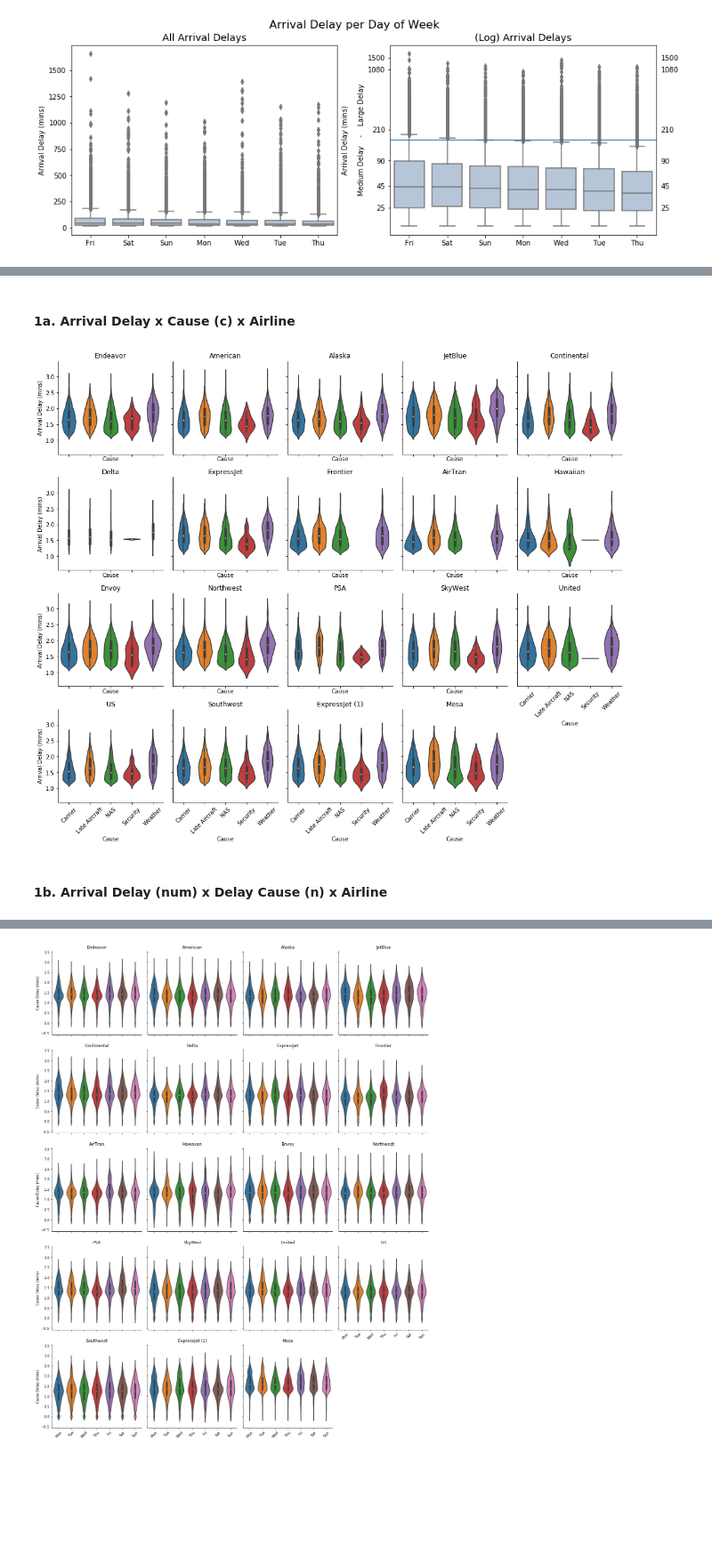
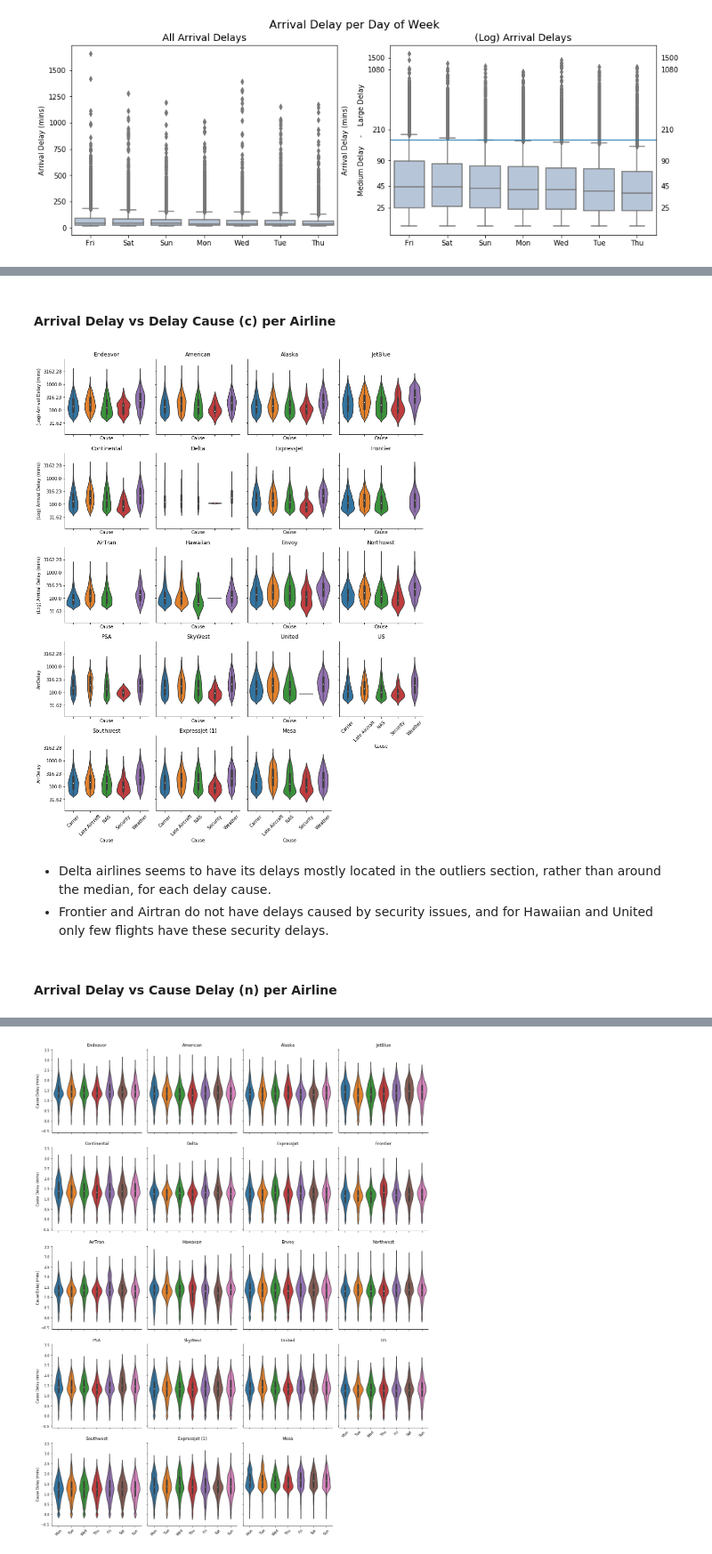
Before and after one commit to thaisruiz/udacity-communicating-data-findings, a Jupyter notebook: Flights_exploration_in_progress.ipynb, the cells around one changed output, grey strips where cells are left out. Shown at 89% size. Saved outputs shown, nothing was run; the diff lists cells and outputs as text; code cells hidden in the pictures; blank space fills up the shorter version.

```diff
--- a/Flights_exploration_in_progress.ipynb
+++ b/Flights_exploration_in_progress.ipynb
@@ -1398,13 +1396,2 @@ Although the delays look pretty even by days of the week, sorted by (descendent)
 # %% [markdown]
-#### 1a. Arrival Delay x Cause (c) x Airline
+####  Arrival Delay vs Delay Cause (c) per Airline
-# %%
-# TEMPTATIVE
-def facetplot(x, y, **kwargs):
-    fn = kwargs.pop('fn')
-    scale = kwargs.pop('scale')
-    fn(x, y, scale, **kwargs)
-
-    # plt.title
-    #plt.xticks(cuberoot_trans(np.array(carat_ticks)), carat_ticks, rotation=45)
-    #plt.yticks(log_trans(np.array([500, 1e3, 2e3, 5e3, 1e4, 2e4])),
-    #           [500, '1k', '2k', '5k', '10k', '20k'])
@@ -1421,24 +1404,29 @@ def set_facet_title():
     for i in np.arange(0, len(Airlines)):
         axes[i].set_title( Airlines[ g.axes[i].title.get_text()[-2:] ] )
 # %%
-g = sb.FacetGrid(data = delayed, col = 'UniqueCarrier', col_wrap = 5)
+col_wrap = 4
+g = sb.FacetGrid(data = delayed, col = 'UniqueCarrier', col_wrap = col_wrap)
 g.map(facetplot, 'CauseDelay', 'ArrDelay')
 
 set_facet_title()
 
 # Set axes and tick labels
 axes = g.axes.flat
 
 for ax in axes:
+    ax.set_yticklabels([round(10 ** i, 2) for i in np.arange(1,4,.5)])
     ax.set_xticklabels(['Carrier', 'Late Aircraft', 'NAS', 'Security', 'Weather'], rotation=45)
     ax.set_xlabel('Cause')
 
-for i in np.arange(0,4):
-    axes[i*5].set_ylabel('Arrival Delay (mins)')
+for i in np.arange(0, col_wrap-1):
+    axes[i*col_wrap].set_ylabel('(Log) Arrival Delay (mins)')
 
 plt.show()
 # %% [output]
-[figure, old version]
+[figure, new version]
+# %% [markdown]
+- Delta airlines seems to have its delays mostly located in the outliers section, rather than around the median, for each delay cause.
+- Frontier and Airtran do not have delays caused by security issues, and for Hawaiian and United only few flights have these security delays.
 # %% [markdown]
-#### 1b. Arrival Delay (num) x Delay Cause (n) x Airline
+#### Arrival Delay vs Cause Delay (n) per Airline
 # %%
```
Also changed, not shown: parts of 56 cells of this notebook.
